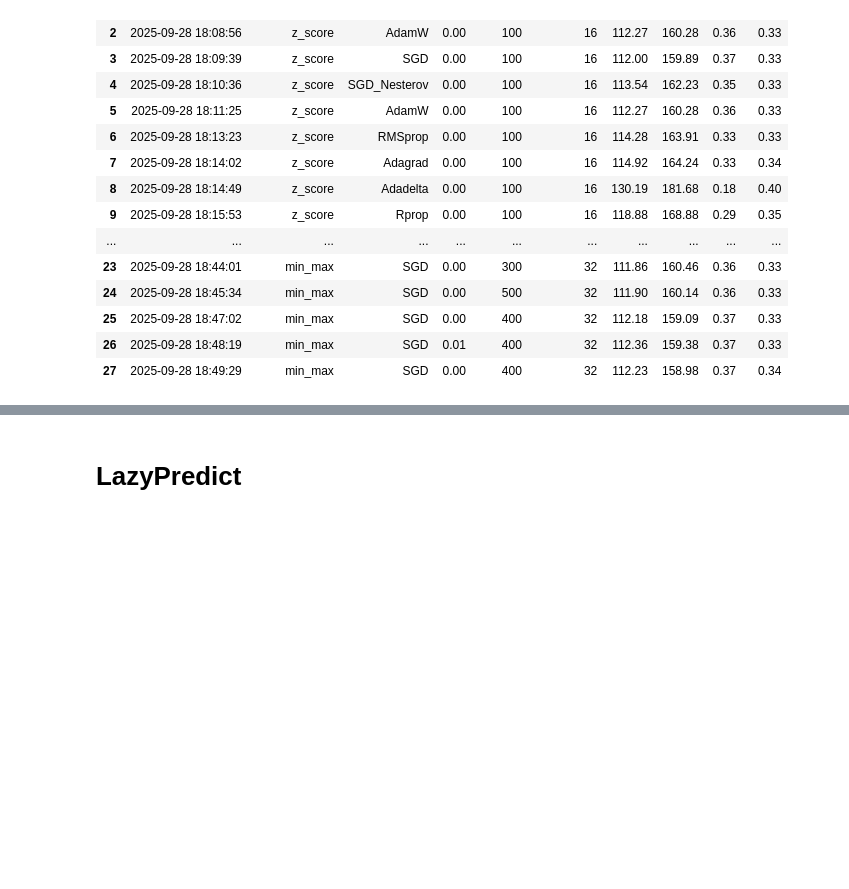
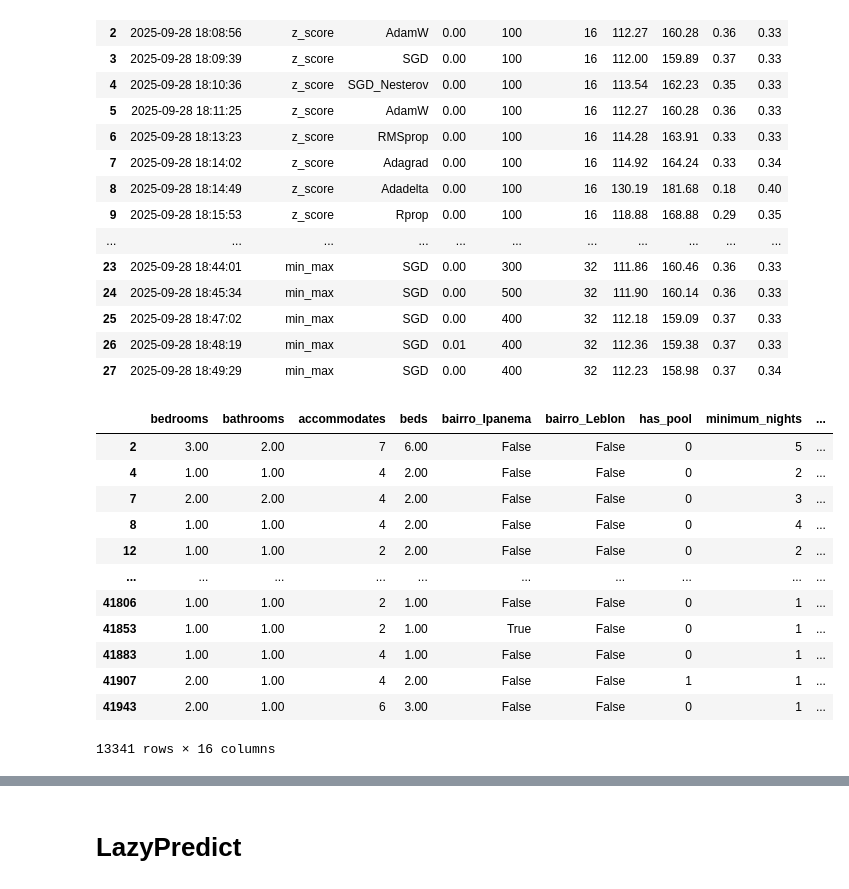
Before and after one commit to polianaraujo/dca0305, a Jupyter notebook: final (3).ipynb, the cells around one changed output, grey strips where cells are left out. Cells and saved outputs as stored; diff of their text form; code cells hidden in the pictures; blank space fills up the shorter version.

```diff
--- a/final (3).ipynb
+++ b/final (3).ipynb
@@ -1395,6 +1395,41 @@ display(results_df)
 | 27 | 2025-09-28 18:49:29 | min_max | SGD | 0.00 | 400 | 32 | 112.23 | 158.98 | 0.37 | 0.34 |
 # %%
 results_df.to_csv('resultados_experimentos_sequencial_1n.csv', index=False)
+# %%
+final_feature_cols_with_price = [
+    "bedrooms",
+    "bathrooms",
+    "accommodates",
+    "beds",
+    "bairro_Ipanema",
+    "bairro_Leblon",
+    "has_pool",
+    "minimum_nights",
+    "has_ac",
+    "geo_cluster",
+    "bairro_Santa Teresa",
+    "bairro_Centro",
+    "room_type_Private room",
+    "latitude",
+    "longitude",
+    "price"
+]
+
+data_final[final_feature_cols_with_price]
+# %% [output]
+|  | bedrooms | bathrooms | accommodates | beds | bairro_Ipanema | bairro_Leblon | has_pool | minimum_nights | ... |
+| 2 | 3.00 | 2.00 | 7 | 6.00 | False | False | 0 | 5 | ... |
+| 4 | 1.00 | 1.00 | 4 | 2.00 | False | False | 0 | 2 | ... |
+| 7 | 2.00 | 2.00 | 4 | 2.00 | False | False | 0 | 3 | ... |
+| 8 | 1.00 | 1.00 | 4 | 2.00 | False | False | 0 | 4 | ... |
+| 12 | 1.00 | 1.00 | 2 | 2.00 | False | False | 0 | 2 | ... |
+| ... | ... | ... | ... | ... | ... | ... | ... | ... | ... |
+| 41806 | 1.00 | 1.00 | 2 | 1.00 | False | False | 0 | 1 | ... |
+| 41853 | 1.00 | 1.00 | 2 | 1.00 | True | False | 0 | 1 | ... |
+| 41883 | 1.00 | 1.00 | 4 | 1.00 | False | False | 0 | 1 | ... |
+| 41907 | 2.00 | 1.00 | 4 | 2.00 | False | False | 1 | 1 | ... |
+| 41943 | 2.00 | 1.00 | 6 | 3.00 | False | False | 0 | 1 | ... |
+13341 rows × 16 columns
 # %%
 import numpy as np
 import torch
```
Also changed, not shown: parts of 1 cell of this notebook.
